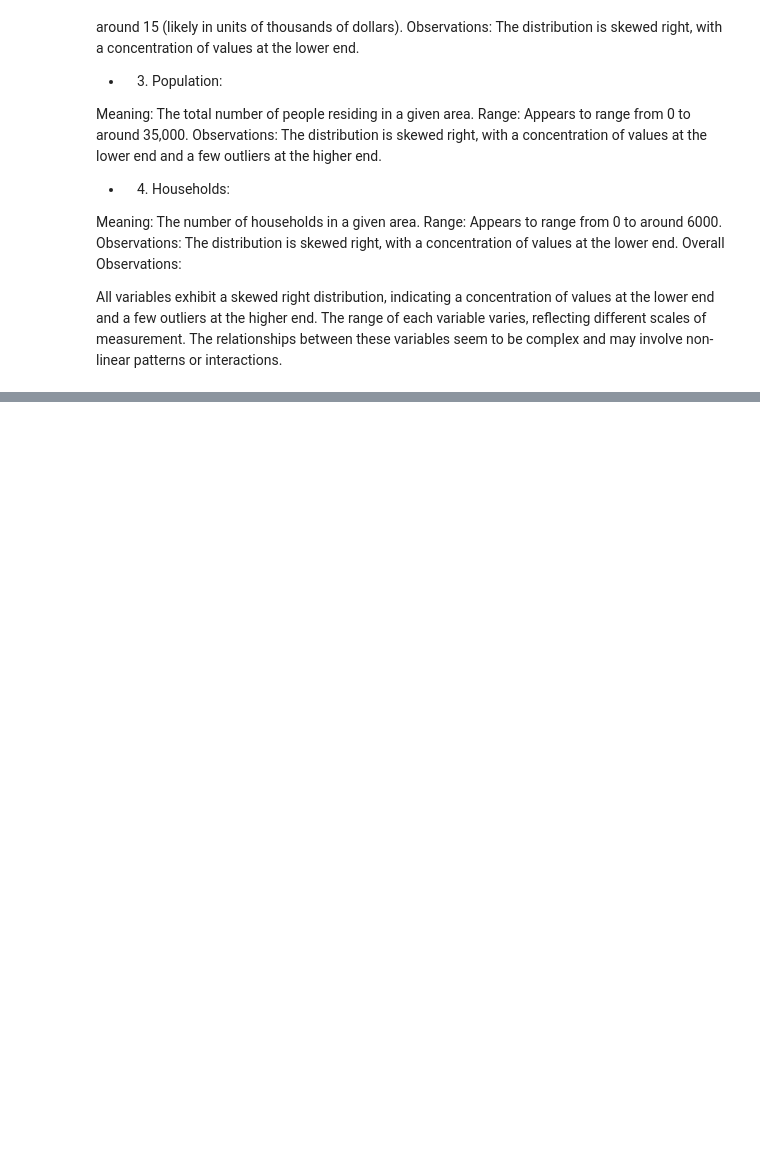
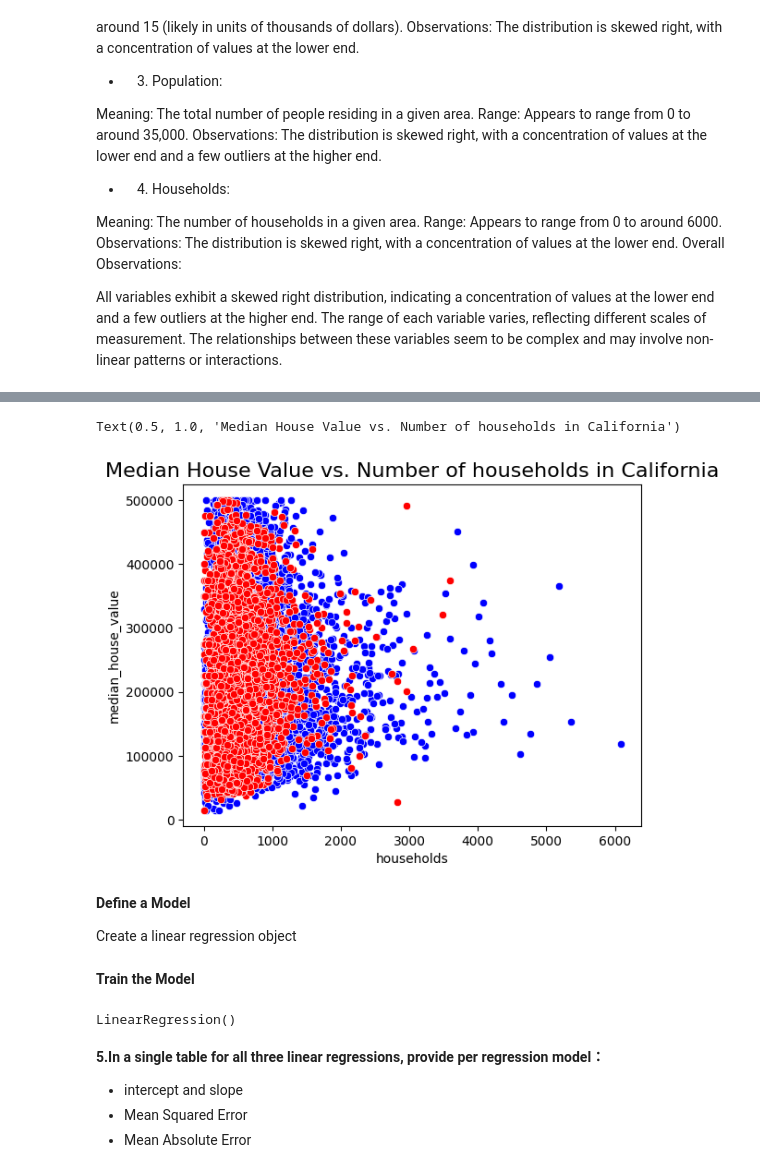
Before and after one commit to Jianting-Selina/CSCN8010_practical_lab, a Jupyter notebook: linearregression.ipynb, the cells around one changed output, grey strips where cells are left out. Saved outputs shown, nothing was run; the diff lists cells and outputs as text; code cells hidden in the pictures; blank space fills up the shorter version.

Commit message:
update models

```diff
--- a/linearregression.ipynb
+++ b/linearregression.ipynb
@@ -115,0 +161,11 @@ The relationships between these variables seem to be complex and may involve non
+# %%
+sns.scatterplot(x="households", y="median_house_value", data=train, color="blue")
+sns.scatterplot(x="households", y="median_house_value", data=test, color="red")
+plt.title("Median House Value vs. Number of households in California", fontsize=16)
+# %% [output]
+Text(0.5, 1.0, 'Median House Value vs. Number of households in California')
+[figure, added]
+# %% [markdown]
+**Define a Model**
+
+Create a linear regression object
@@ -115,0 +176,15 @@ The relationships between these variables seem to be complex and may involve non
+# %% [markdown]
+**Train the Model**
+# %%
+# fit
+model_income.fit(X=train[["median_income"]], y=train[["median_house_value"]])
+model_population.fit(X=train[["population"]], y=train[["median_house_value"]])
+model_households.fit(X=train[["households"]], y=train[["median_house_value"]])
+# %% [output]
+LinearRegression()
+# %% [markdown]
+**5.In a single table for all three linear regressions, provide per regression model：**
+
+- intercept and slope
+- Mean Squared Error
+- Mean Absolute Error
```
Also changed, not shown: parts of 17 cells of this notebook, 1 other file.
